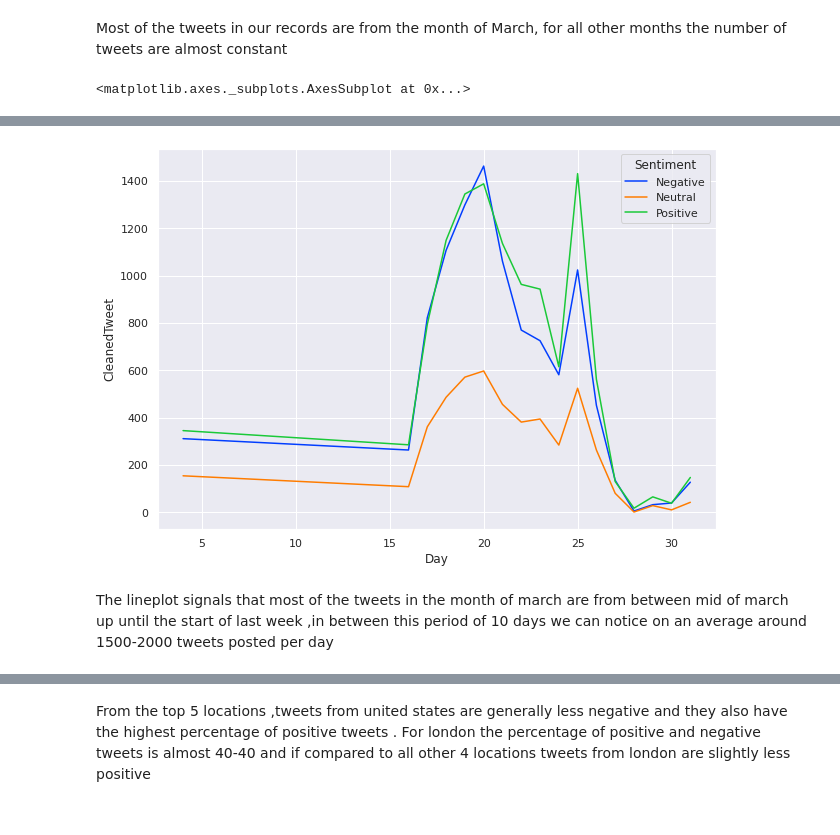
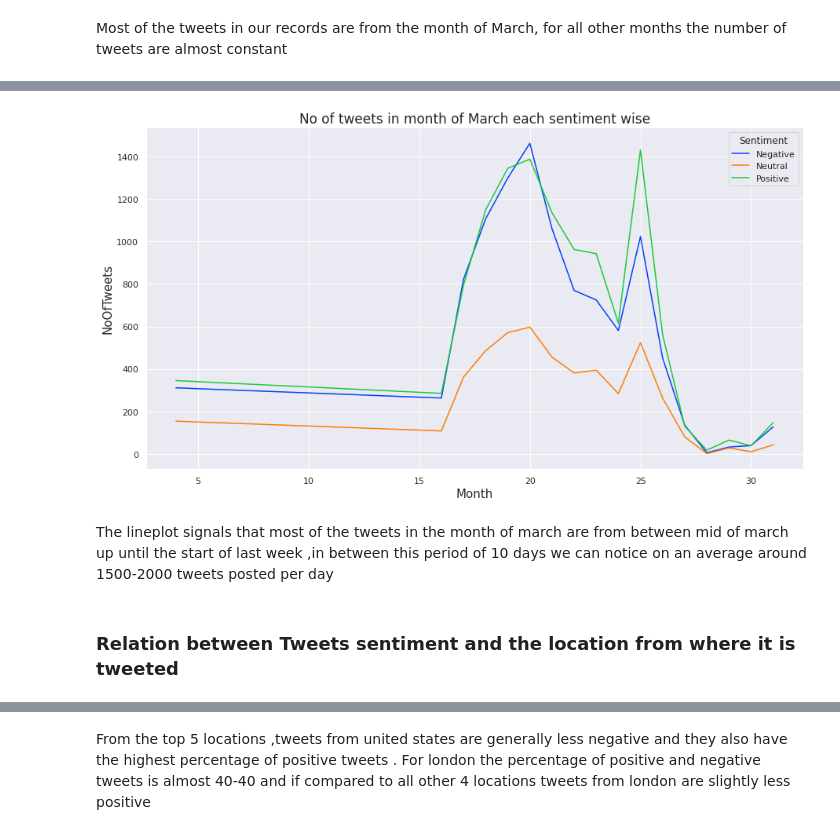
Before and after one commit to Yash1289/CoronaVirus_Tweet_Sentiment, a Jupyter notebook: Coronavirus_Tweet_Sentiment_Analysis_Capstone_Project.ipynb, the cells around one changed output, grey strips where cells are left out. Drawn from its saved outputs; the diff is of its cells as text; code cells hidden in the pictures.

```diff
--- a/Coronavirus_Tweet_Sentiment_Analysis_Capstone_Project.ipynb
+++ b/Coronavirus_Tweet_Sentiment_Analysis_Capstone_Project.ipynb
@@ -669,5 +703,9 @@ corona_3rd_subset["Day"] = corona_3rd_subset["TweetAt"].apply(lambda x : x.day)
 #Grouping our dataset on the basis of Day and sentiment to get the number of tweets tweeted on each day in the month of march belonging to each sentiment
 daySentiment_groupby = corona_3rd_subset.groupby(["Day" , "Sentiment"]).agg({ "CleanedTweet" : "count"}).reset_index()
 sns.lineplot(x = "Day" , y ="CleanedTweet" , hue="Sentiment" ,  data = daySentiment_groupby , palette = 'bright' )
+
+plt.xlabel("Month", fontsize=15)
+plt.ylabel("NoOfTweets", fontsize=15)
+plt.title("No of tweets in month of March each sentiment wise", fontsize=17)
+plt.show()
 # %% [output]
-<matplotlib.axes._subplots.AxesSubplot at 0x...>
@@ -674,6 +714,8 @@ sns.lineplot(x = "Day" , y ="CleanedTweet" , hue="Sentiment" ,  data = daySentim
-[figure, old version]
+[figure, new version]
 # %% [markdown]
 The lineplot signals that most of the tweets in the month of march are from between mid of march up until the start of last week ,in between this period of 10 days we can notice on an average around 1500-2000 tweets posted per day
+# %% [markdown]
+### **Relation between Tweets sentiment and the location from where it is tweeted**
 # %%
 #Grouping our dataset on the basis of location to get the number of tweets present in our dataframe from each location
 sentiment_grouping22 = corona_df.groupby(["Location"] , sort = False ).agg({ "OriginalTweet" : "count"}).reset_index()
```
Also changed, not shown: parts of 249 cells of this notebook.
